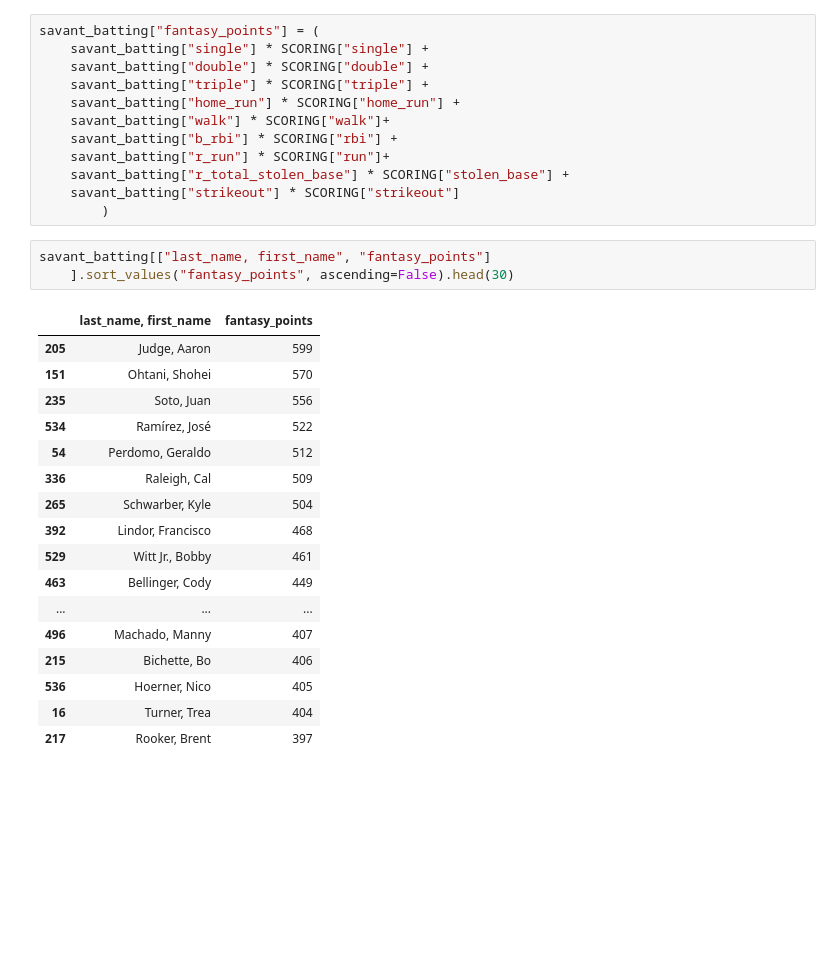
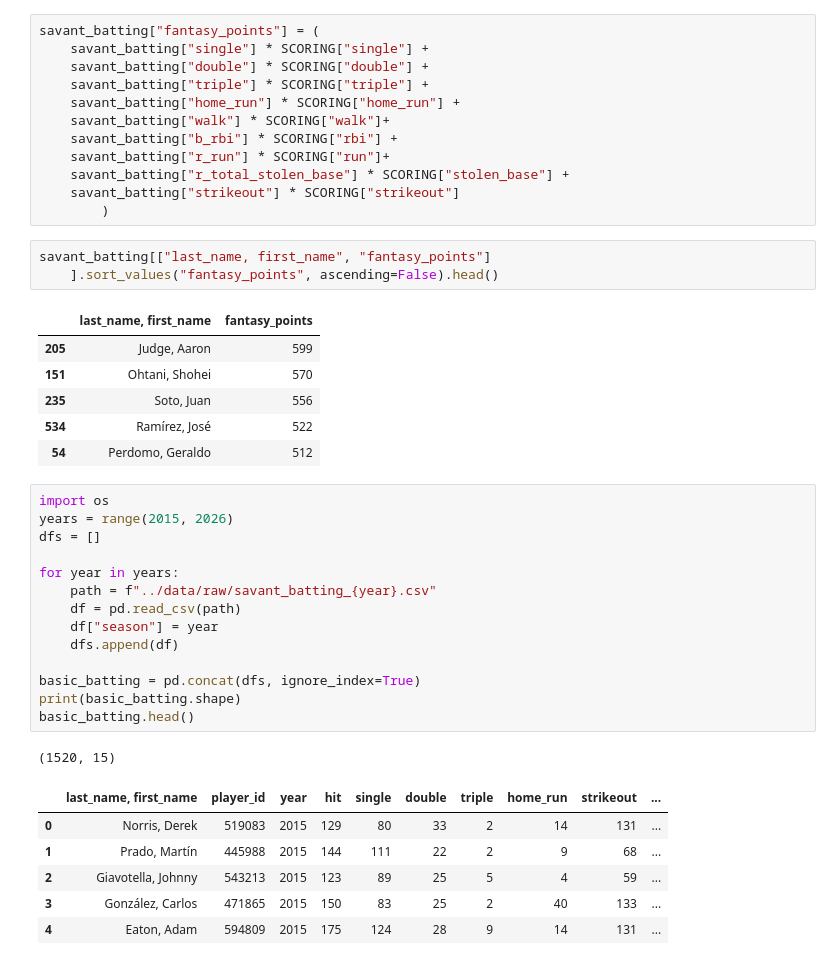
Before and after one commit to Gabriel-Molina123/baseball-fantasy-projections, a Jupyter notebook: notebooks/01_data_test.ipynb, the cells around one changed output. Cells and saved outputs as stored; diff of their text form; blank space fills up the shorter version.

Commit message:
Compiled Basic batting data from 2015 to 2025 (savant)

```diff
--- a/notebooks/01_data_test.ipynb
+++ b/notebooks/01_data_test.ipynb
@@ -174,22 +159,33 @@ savant_batting["fantasy_points"] = (
         )
 # %%
 savant_batting[["last_name, first_name", "fantasy_points"]
-    ].sort_values("fantasy_points", ascending=False).head(30)
+    ].sort_values("fantasy_points", ascending=False).head()
 # %% [output]
 |  | last_name, first_name | fantasy_points |
 | 205 | Judge, Aaron | 599 |
 | 151 | Ohtani, Shohei | 570 |
 | 235 | Soto, Juan | 556 |
 | 534 | Ramírez, José | 522 |
 | 54 | Perdomo, Geraldo | 512 |
-| 336 | Raleigh, Cal | 509 |
-| 265 | Schwarber, Kyle | 504 |
-| 392 | Lindor, Francisco | 468 |
-| 529 | Witt Jr., Bobby | 461 |
-| 463 | Bellinger, Cody | 449 |
-| ... | ... | ... |
-| 496 | Machado, Manny | 407 |
-| 215 | Bichette, Bo | 406 |
-| 536 | Hoerner, Nico | 405 |
-| 16 | Turner, Trea | 404 |
-| 217 | Rooker, Brent | 397 |
+# %%
+import os
+years = range(2015, 2026)
+dfs = []
+
+for year in years:
+    path = f"../data/raw/savant_batting_{year}.csv"
+    df = pd.read_csv(path)
+    df["season"] = year
+    dfs.append(df)
+
+basic_batting = pd.concat(dfs, ignore_index=True)
+print(basic_batting.shape)
+basic_batting.head()
+# %% [output]
+(1520, 15)
+|  | last_name, first_name | player_id | year | hit | single | double | triple | home_run | strikeout | ... |
+| 0 | Norris, Derek | 519083 | 2015 | 129 | 80 | 33 | 2 | 14 | 131 | ... |
+| 1 | Prado, Martín | 445988 | 2015 | 144 | 111 | 22 | 2 | 9 | 68 | ... |
+| 2 | Giavotella, Johnny | 543213 | 2015 | 123 | 89 | 25 | 5 | 4 | 59 | ... |
+| 3 | González, Carlos | 471865 | 2015 | 150 | 83 | 25 | 2 | 40 | 133 | ... |
+| 4 | Eaton, Adam | 594809 | 2015 | 175 | 124 | 28 | 9 | 14 | 131 | ... |
```
Also changed, not shown: parts of 6 cells of this notebook.
